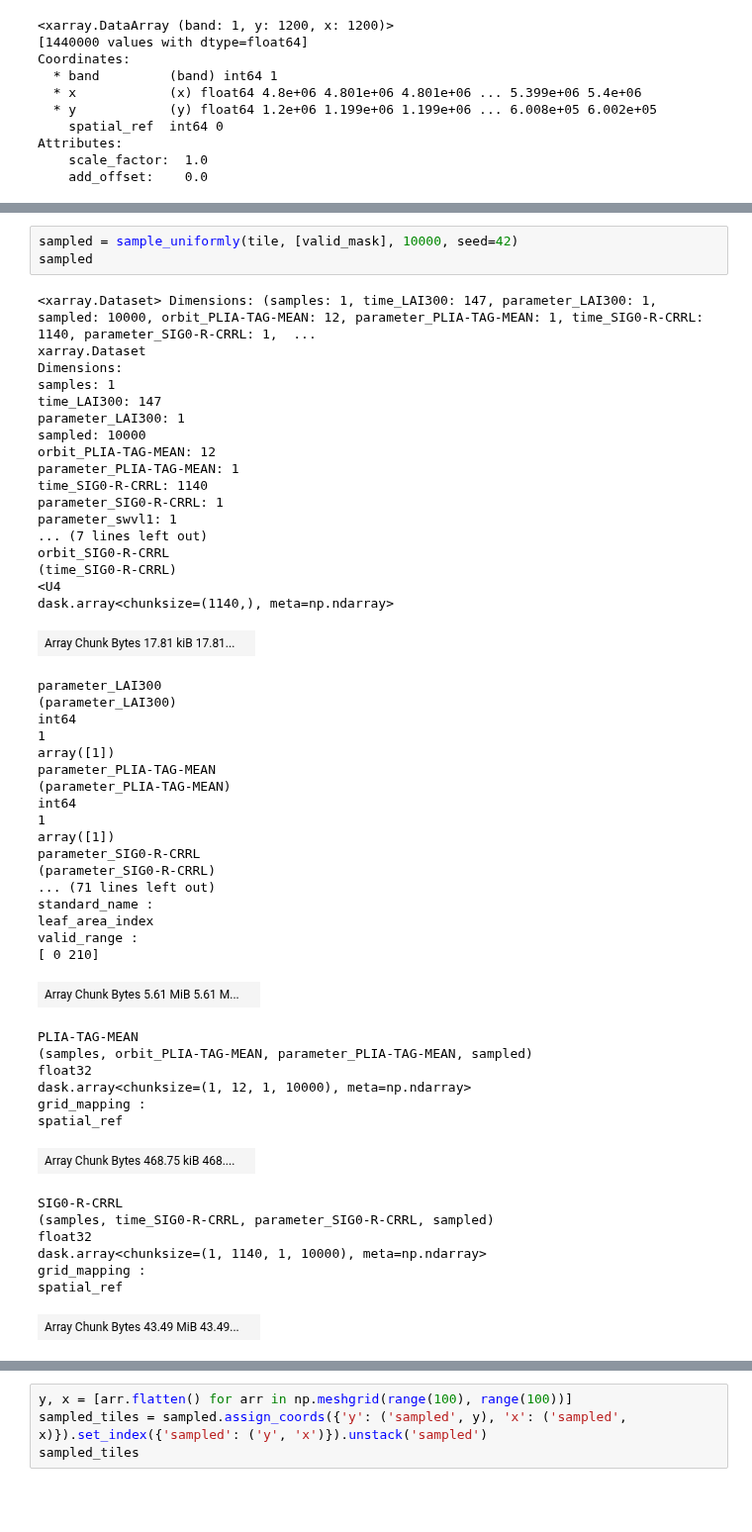
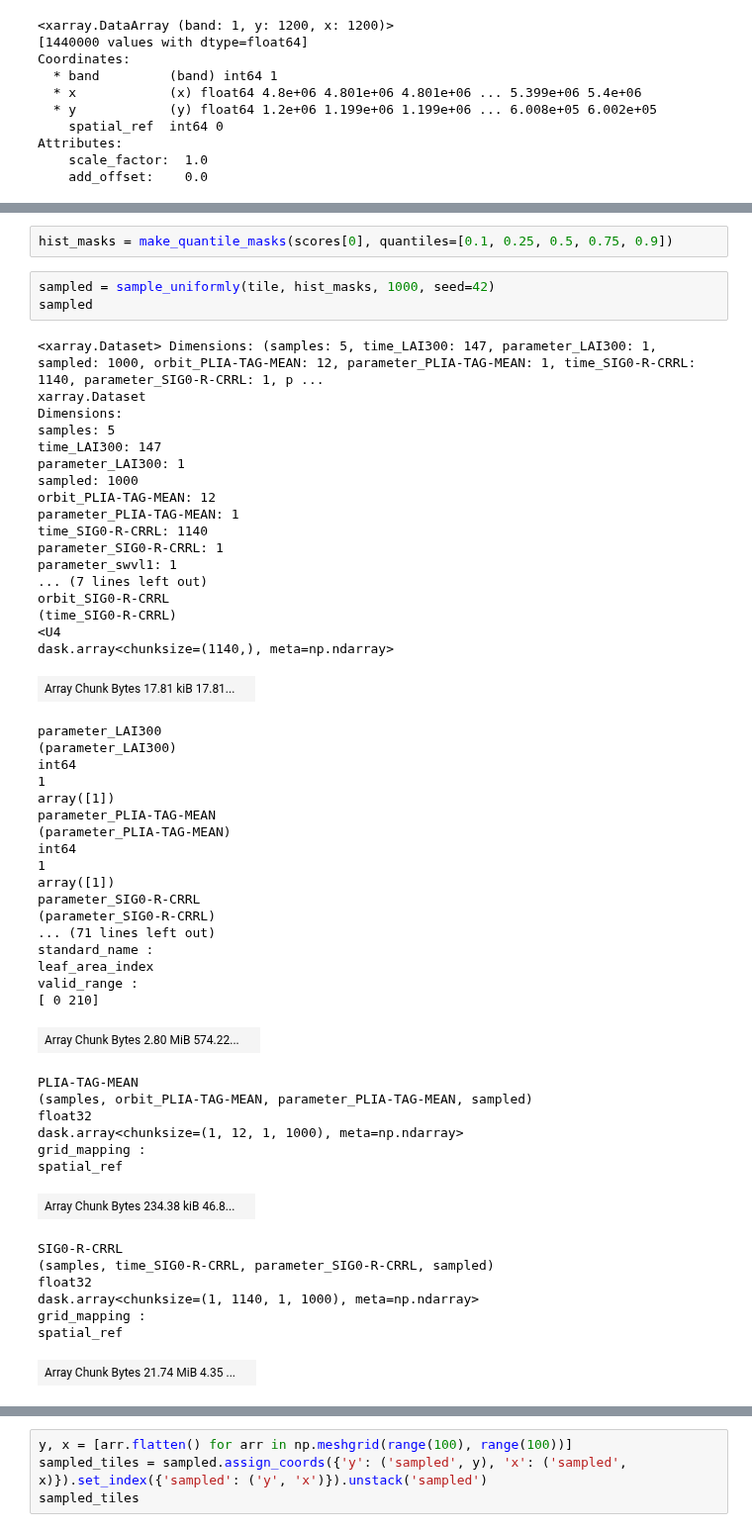
Before and after one commit to c-scale-community/use-case-wetland-water-stress, a Jupyter notebook: notebooks/0_experiment_signature.ipynb, the cells around one changed output, grey strips where cells are left out. Shown at 99% size. Drawn from its saved outputs; the diff is of its cells as text; blank space fills up the shorter version.

Commit message:
F!! add actual qunatile masks + naming

```diff
--- a/notebooks/0_experiment_signature.ipynb
+++ b/notebooks/0_experiment_signature.ipynb
@@ -132,57 +112,59 @@ Attributes:
+# %%
+hist_masks = make_quantile_masks(scores[0], quantiles=[0.1, 0.25, 0.5, 0.75, 0.9])
 # %%
-sampled = sample_uniformly(tile, [valid_mask], 10000, seed=42)
+sampled = sample_uniformly(tile, hist_masks, 1000, seed=42)
 sampled
 # %% [output]
-<xarray.Dataset> Dimensions: (samples: 1, time_LAI300: 147, parameter_LAI300: 1, sampled: 10000, orbit_PLIA-TAG-MEAN: 12, parameter_PLIA-TAG-MEAN: 1, time_SIG0-R-CRRL: 1140, parameter_SIG0-R-CRRL: 1,  ...
+<xarray.Dataset> Dimensions: (samples: 5, time_LAI300: 147, parameter_LAI300: 1, sampled: 1000, orbit_PLIA-TAG-MEAN: 12, parameter_PLIA-TAG-MEAN: 1, time_SIG0-R-CRRL: 1140, parameter_SIG0-R-CRRL: 1, p ...
 xarray.Dataset
 Dimensions:
-samples: 1
+samples: 5
 time_LAI300: 147
 parameter_LAI300: 1
-sampled: 10000
+sampled: 1000
 orbit_PLIA-TAG-MEAN: 12
 parameter_PLIA-TAG-MEAN: 1
 time_SIG0-R-CRRL: 1140
 parameter_SIG0-R-CRRL: 1
 parameter_swvl1: 1
 ... (7 lines left out)
 orbit_SIG0-R-CRRL
 (time_SIG0-R-CRRL)
 <U4
 dask.array<chunksize=(1140,), meta=np.ndarray>
 | Array Chunk Bytes 17.81 kiB 17.81... |  |
 parameter_LAI300
 (parameter_LAI300)
 int64
 1
 array([1])
 parameter_PLIA-TAG-MEAN
 (parameter_PLIA-TAG-MEAN)
 int64
 1
 array([1])
 parameter_SIG0-R-CRRL
 (parameter_SIG0-R-CRRL)
 ... (71 lines left out)
 standard_name :
 leaf_area_index
 valid_range :
 [ 0 210]
-| Array Chunk Bytes 5.61 MiB 5.61 M... |  |
+| Array Chunk Bytes 2.80 MiB 574.22... |  |
 PLIA-TAG-MEAN
 (samples, orbit_PLIA-TAG-MEAN, parameter_PLIA-TAG-MEAN, sampled)
 float32
-dask.array<chunksize=(1, 12, 1, 10000), meta=np.ndarray>
+dask.array<chunksize=(1, 12, 1, 1000), meta=np.ndarray>
 grid_mapping :
 spatial_ref
-| Array Chunk Bytes 468.75 kiB 468.... |  |
+| Array Chunk Bytes 234.38 kiB 46.8... |  |
 SIG0-R-CRRL
 (samples, time_SIG0-R-CRRL, parameter_SIG0-R-CRRL, sampled)
 float32
-dask.array<chunksize=(1, 1140, 1, 10000), meta=np.ndarray>
+dask.array<chunksize=(1, 1140, 1, 1000), meta=np.ndarray>
 grid_mapping :
 spatial_ref
-| Array Chunk Bytes 43.49 MiB 43.49... |  |
+| Array Chunk Bytes 21.74 MiB 4.35 ... |  |
 crs
 (samples)
 int64
```
Also changed, not shown: parts of 5 cells of this notebook, 2 other files.
